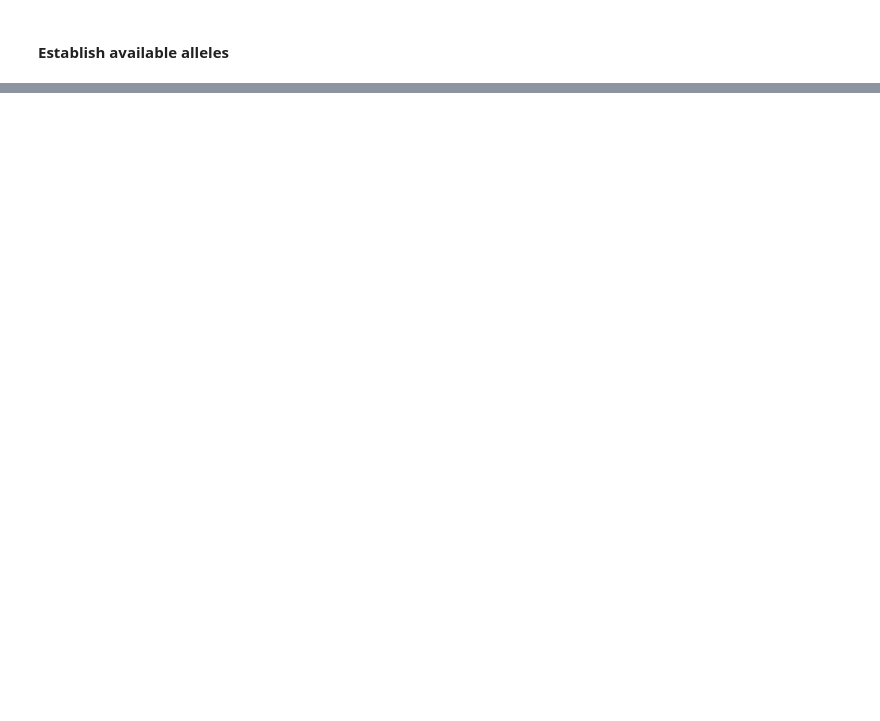
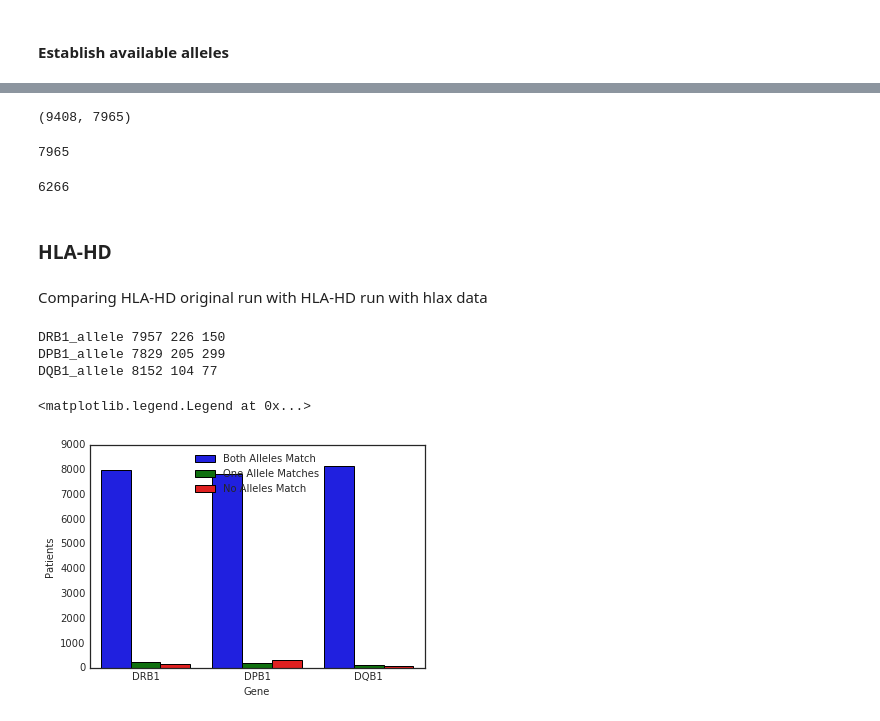
Before and after one commit to Rachelmarty20/MHC_II, a Jupyter notebook: data_gathering/mhc_types/gather_types.ipynb, the cells around one changed output, grey strips where cells are left out. Drawn from its saved outputs; the diff is of its cells as text; code cells hidden in the pictures; blank space fills up the shorter version.

```diff
--- a/data_gathering/mhc_types/gather_types.ipynb
+++ b/data_gathering/mhc_types/gather_types.ipynb
@@ -193,0 +216,2 @@ len(df[['DRB1_allele1', 'DRB1_allele2']].dropna())
+# %%
+all_patients = list(set(patient_dict_hlahd.keys() + patient_dict_hlax.keys()))
@@ -193,0 +356,57 @@ len(df[['DRB1_allele1', 'DRB1_allele2']].dropna())
+# %%
+len(all_hlaI), len(inclusive_df)
+# %% [output]
+(9408, 7965)
+# %%
+# subset, order and output as inclusive MHC-II
+all_hlaI = all_hlaI.ix[list(inclusive_df.index)]
+print len(all_hlaI.dropna())
+all_hlaI.to_csv('/cellar/users/ramarty/Data/hla_ii/hla_types/clean/TCGA.ClassI.inclusive.csv')
+# %% [output]
+7965
+# %%
+# subset, order and output as conservative MHC-II
+all_hlaI = all_hlaI.ix[list(conservative_df.index)]
+print len(all_hlaI.dropna())
+all_hlaI.to_csv('/cellar/users/ramarty/Data/hla_ii/hla_types/clean/TCGA.ClassI.conservative.csv')
+# %% [output]
+6266
+# %% [markdown]
+### HLA-HD
+# %% [markdown]
+Comparing HLA-HD original run with HLA-HD run with hlax data
+# %%
+patient_dict_hlahd_hlax_data = pickle.load(open('/cellar/users/ramarty/Data/hla_ii/hla_types/hla_types.tcga._hlax_data.p'))
+# %%
+genes = []
+match_codes = []
+for gene in ['DRB1_allele', 'DPB1_allele', 'DQB1_allele']:
+    matched, partialmatch, nomatched = 0, 0, 0
+    for sample in [x for x in patient_dict_hlahd.keys() if x in patient_dict_hlahd_hlax_data.keys()]:
+        hd = patient_dict_hlahd[sample]
+        x = patient_dict_hlahd_hlax_data[sample]
+        compatibility = check_compatability([x[gene+'1'], x[gene+'2']],
+                               [hd[gene+'1'], hd[gene+'2']])
+        if compatibility == 'match':
+            matched += 1
+        elif compatibility == 'partialmatch':
+            partialmatch += 1
+        else:
+            nomatched += 1
+    print gene, matched, partialmatch, nomatched
+    match_codes.append([matched, partialmatch, nomatched])
+results_df = pd.DataFrame(match_codes)
+results_df.index = ['DRB1', 'DPB1', 'DQB1']
+results_df.columns = ['Both Alleles Match' , 'One Allele Matches', 'No Alleles Match']
+results_df_long = results_df.stack().reset_index()
+results_df_long.columns = ['Gene', 'Agreement', 'Patients']
+# %% [output]
+DRB1_allele 7957 226 150
+DPB1_allele 7829 205 299
+DQB1_allele 8152 104 77
+# %%
+sns.barplot(x='Gene', y='Patients', hue='Agreement', data=results_df_long)
+plt.legend(loc=9, prop={'size': 10})
+# %% [output]
+<matplotlib.legend.Legend at 0x...>
+[figure, added]
```
Also changed, not shown: parts of 71 cells of this notebook, 30 other files.
